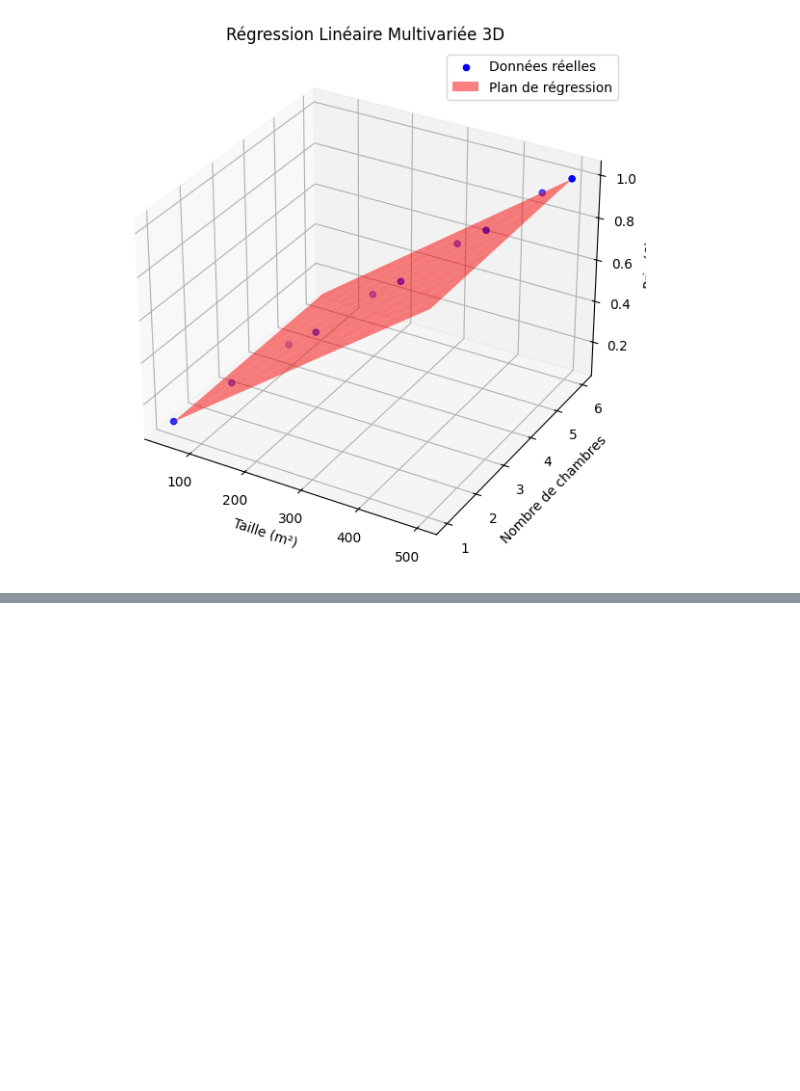
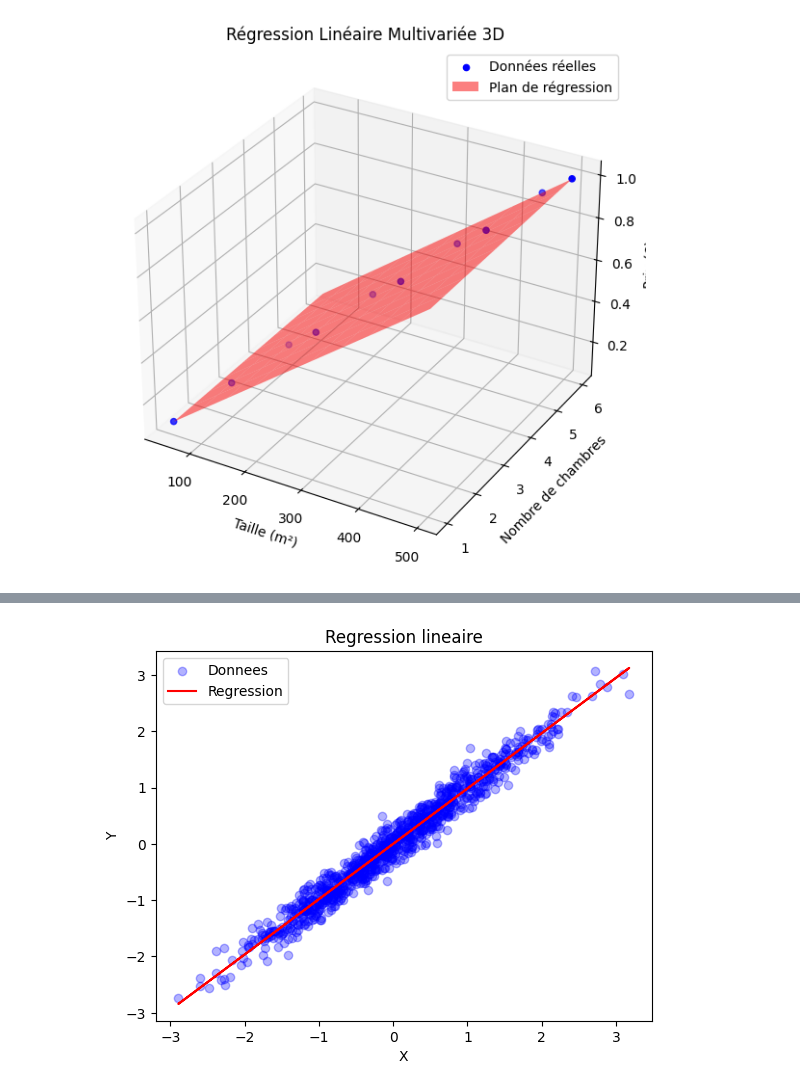
Before and after one commit to ashbornarise/Machine-Learning-research, a Jupyter notebook: Copy_of_Pytorch_Workflow.ipynb, the cells around one changed output, grey strips where cells are left out. Saved outputs shown, nothing was run; the diff lists cells and outputs as text; code cells hidden in the pictures; blank space fills up the shorter version.

```diff
--- a/Copy_of_Pytorch_Workflow.ipynb
+++ b/Copy_of_Pytorch_Workflow.ipynb
@@ -642,3 +642,83 @@ Pentes (coefficients) : [[0.9865714  0.01342846]]
 Biais (interception) : [7.3925763e-09]
 Prix prédit pour une maison de 250 m² et 4 chambres : 500915.88 €
 [figure]
+# %%
+import matplotlib.pyplot as plt
+import torch.nn as nn
+import torch.optim as optim
+import numpy as np
+from sklearn.datasets import make_regression
+import torch
+from sklearn.model_selection import KFold
+from sklearn.metrics import mean_squared_error
+
+X, Y = make_regression(n_samples=1000, n_features=1, noise=0.1)
+
+X = np.array(X, dtype=np.float32)
+Y = np.array(Y, dtype=np.float32)
+
+X = (X-np.mean(X))/np.std(X)
+Y = (Y-np.mean(Y))/np.std(Y)
+
+X = torch.tensor(X, dtype=torch.float32).view(-1, 1)
+Y = torch.tensor(Y, dtype=torch.float32).view(-1, 1)
+
+model = nn.Linear(in_features=1, out_features=1)
+
+criterion = nn.MSELoss()
+optimizer = optim.SGD(model.parameters(), lr = 0.001)
+
+epochs = 10000
+
+for epoch in range(epochs):
+  output = model(X)
+  loss = criterion(output, Y)
+
+  optimizer.zero_grad()
+  loss.backward()
+  optimizer.step()
+  if (epoch+1)%1000 == 0:
+    print(f"Epoch : {epoch+1}/{epochs}, Loss : {loss.item():.4f}")
+
+with torch.no_grad():
+  predicted = model(X).numpy()
+
+plt.scatter(X, Y, color='blue', alpha=0.3, label="Donnees")
+plt.plot(X, predicted, color='red', label="Regression")
+plt.xlabel("X")
+plt.ylabel("Y")
+plt.legend()
+plt.title("Regression lineaire")
+plt.show()
+
+mse = mean_squared_error(Y, predicted)
+print(f"Erreur quadratique moyenne (MSE) : {mse:.4f}")
+
+kf = KFold(n_splits=5)
+mse_scores = []
+
+for fold, (train_idx, test_idx) in enumerate(kf.split(X)):
+    X_train = torch.tensor(X[train_idx], dtype=torch.float32)
+    Y_train = torch.tensor(Y[train_idx].reshape(-1, 1), dtype=torch.float32)
+    X_test = torch.tensor(X[test_idx], dtype=torch.float32)
+    Y_test = torch.tensor(Y[test_idx].reshape(-1, 1), dtype=torch.float32)
+
+    model = nn.Linear(1, 1)
+    optimizer = optim.SGD(model.parameters(), lr=0.01)
+    criterion = nn.MSELoss()
+
+    for epoch in range(300):  # moins d'époques ici
+        pred = model(X_train)
+        loss = criterion(pred, Y_train)
+        optimizer.zero_grad()
+        loss.backward()
+        optimizer.step()
+
+    with torch.no_grad():
+        test_pred = model(X_test)
+        test_loss = criterion(test_pred, Y_test).item()
+        mse_scores.append(test_loss)
+        print(f"Fold {fold+1}, MSE : {test_loss:.4f}")
+
+print(f"\nMSE moyenne après validation croisée : {np.mean(mse_scores):.4f}")
+# %% [output]
@@ -644,0 +735 @@ Prix prédit pour une maison de 250 m² et 4 chambres : 500915.88 €
+[figure, added]
```
Also changed, not shown: parts of 2 cells of this notebook.
